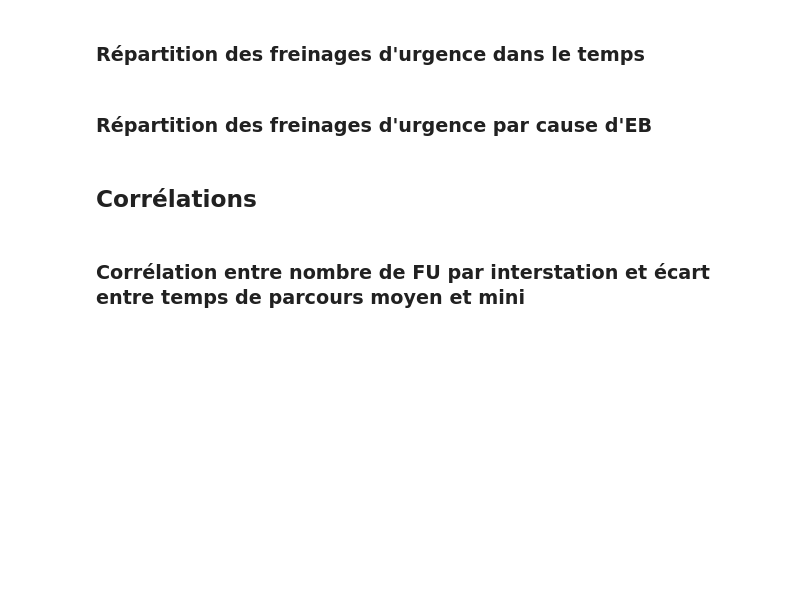
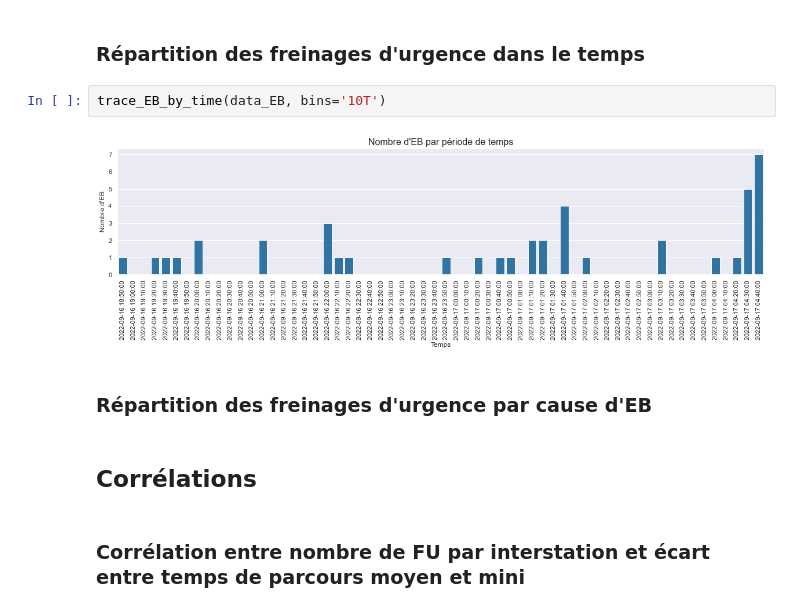
Before and after one commit to FitaineG/carrousels, a Jupyter notebook: carrousel_FIVP.ipynb, the cells around one changed output. Cells and saved outputs as stored; diff of their text form; blank space fills up the shorter version.

```diff
--- a/carrousel_FIVP.ipynb
+++ b/carrousel_FIVP.ipynb
@@ -255,5 +116,9 @@ trace_disp_tps_parcours(mouvements, ylim=(44, 120))
 # %% [markdown]
 ### Répartition des freinages d'urgence dans le temps
+# %%
+trace_EB_by_time(data_EB, bins='10T')
+# %% [output]
+[figure, added]
 # %% [markdown]
 ### Répartition des freinages d'urgence par cause d'EB
 # %% [markdown]
```
Also changed, not shown: parts of 56 cells of this notebook, 1 other file.
